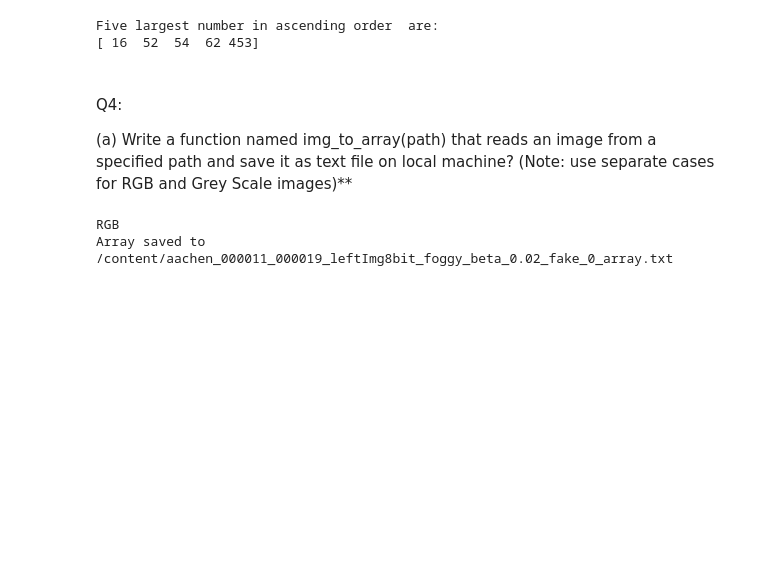
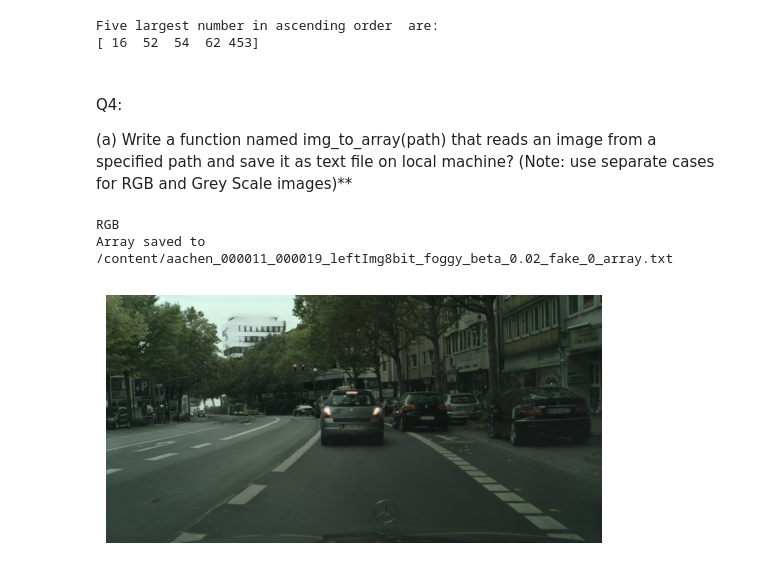
Before and after one commit to AdakMahato/ML, a Jupyter notebook: ML_ASSG1.ipynb, the cells around one changed output. Drawn from its saved outputs; the diff is of its cells as text; code cells hidden in the pictures; blank space fills up the shorter version.

```diff
--- a/ML_ASSG1.ipynb
+++ b/ML_ASSG1.ipynb
@@ -424,3 +414,31 @@ img_to_array(path)
 # %% [output]
 RGB
 Array saved to /content/aachen_000011_000019_leftImg8bit_foggy_beta_0.02_fake_0_array.txt
+# %%
+
+import matplotlib.pyplot as plt
+
+def load_and_display_image(filename):
+    with open(filename, 'r') as f:
+        lines = f.readlines()
+
+    array = []
+    for line in lines:
+        if line.strip():  # Avoid empty lines
+            row = [list(map(int, pixel.split(','))) for pixel in line.strip().split()]
+            array.append(row)
+
+    array = np.array(array, dtype=np.uint8)
+
+    if len(array.shape) == 3 and array.shape[2] == 3:
+        plt.imshow(array)
+    else:
+        raise ValueError("Unsupported image format")
+
+    plt.axis('off')  # Hide the axis
+    plt.show()
+
+# Call the function with the correct filename
+load_and_display_image('/content/aachen_000011_000019_leftImg8bit_foggy_beta_0.02_fake_0_array.txt')
+# %% [output]
+[figure, added]
```
Also changed, not shown: parts of 2 cells of this notebook.
